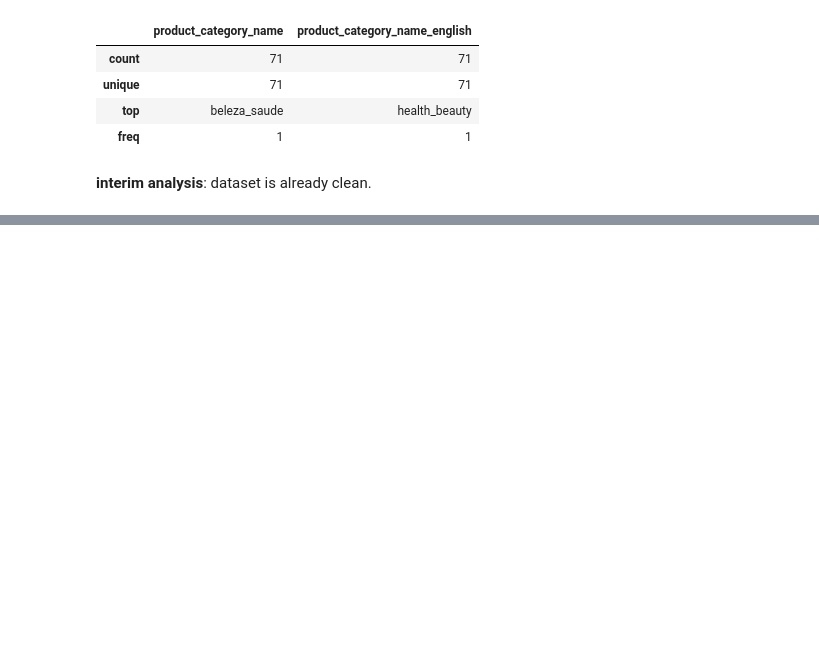
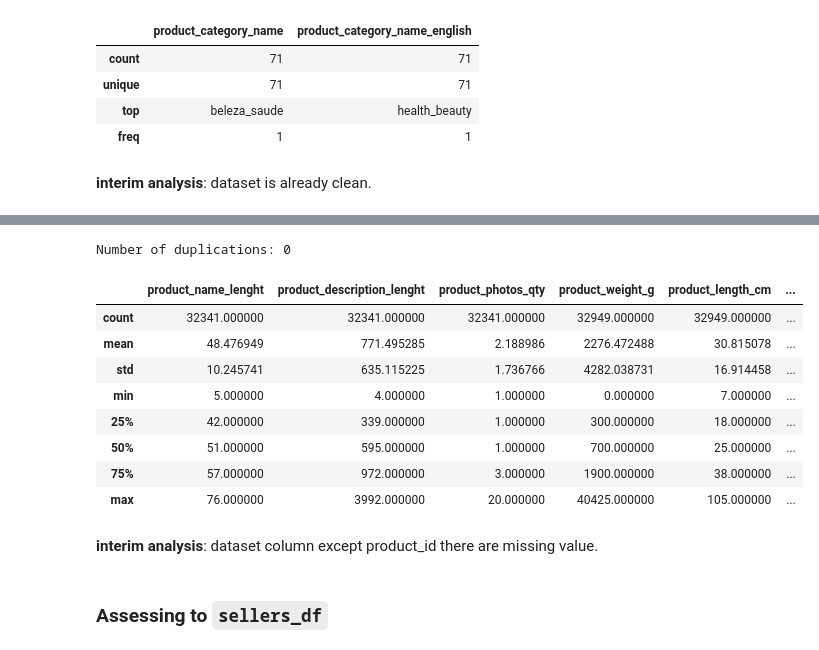
Before and after one commit to naufalmuafi/e-commerce_analysis_project, a Jupyter notebook: main.ipynb, the cells around one changed output, grey strips where cells are left out. Saved outputs shown, nothing was run; the diff lists cells and outputs as text; code cells hidden in the pictures; blank space fills up the shorter version.

Commit message:
add: assessing data done

```diff
--- a/main.ipynb
+++ b/main.ipynb
@@ -378,0 +413,18 @@ Number of duplications: 0
+# %%
+print(f"\nNumber of duplications: {products_df.duplicated().sum()}")
+products_df.describe()
+# %% [output]
+Number of duplications: 0
+|  | product_name_lenght | product_description_lenght | product_photos_qty | product_weight_g | product_length_cm | ... |
+| count | 32341.000000 | 32341.000000 | 32341.000000 | 32949.000000 | 32949.000000 | ... |
+| mean | 48.476949 | 771.495285 | 2.188986 | 2276.472488 | 30.815078 | ... |
+| std | 10.245741 | 635.115225 | 1.736766 | 4282.038731 | 16.914458 | ... |
+| min | 5.000000 | 4.000000 | 1.000000 | 0.000000 | 7.000000 | ... |
+| 25% | 42.000000 | 339.000000 | 1.000000 | 300.000000 | 18.000000 | ... |
+| 50% | 51.000000 | 595.000000 | 1.000000 | 700.000000 | 25.000000 | ... |
+| 75% | 57.000000 | 972.000000 | 3.000000 | 1900.000000 | 38.000000 | ... |
+| max | 76.000000 | 3992.000000 | 20.000000 | 40425.000000 | 105.000000 | ... |
+# %% [markdown]
+**interim analysis**: dataset column except product_id there are missing value.
+# %% [markdown]
+### Assessing to `sellers_df`
```
Also changed, not shown: parts of 7 cells of this notebook.
